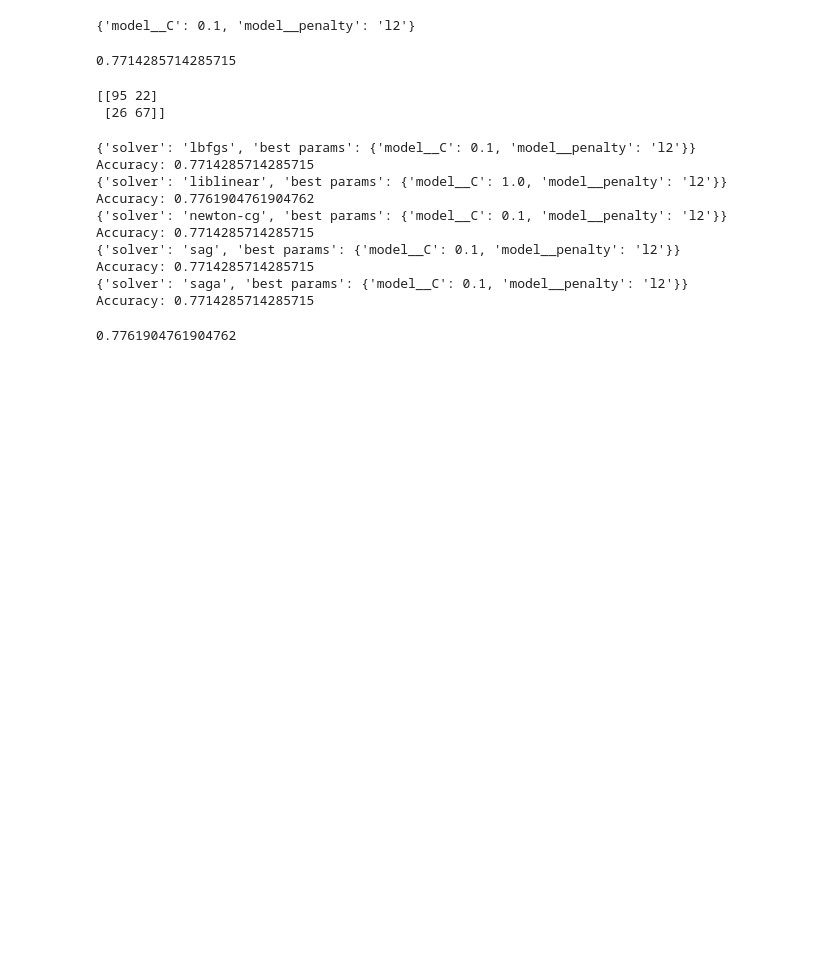
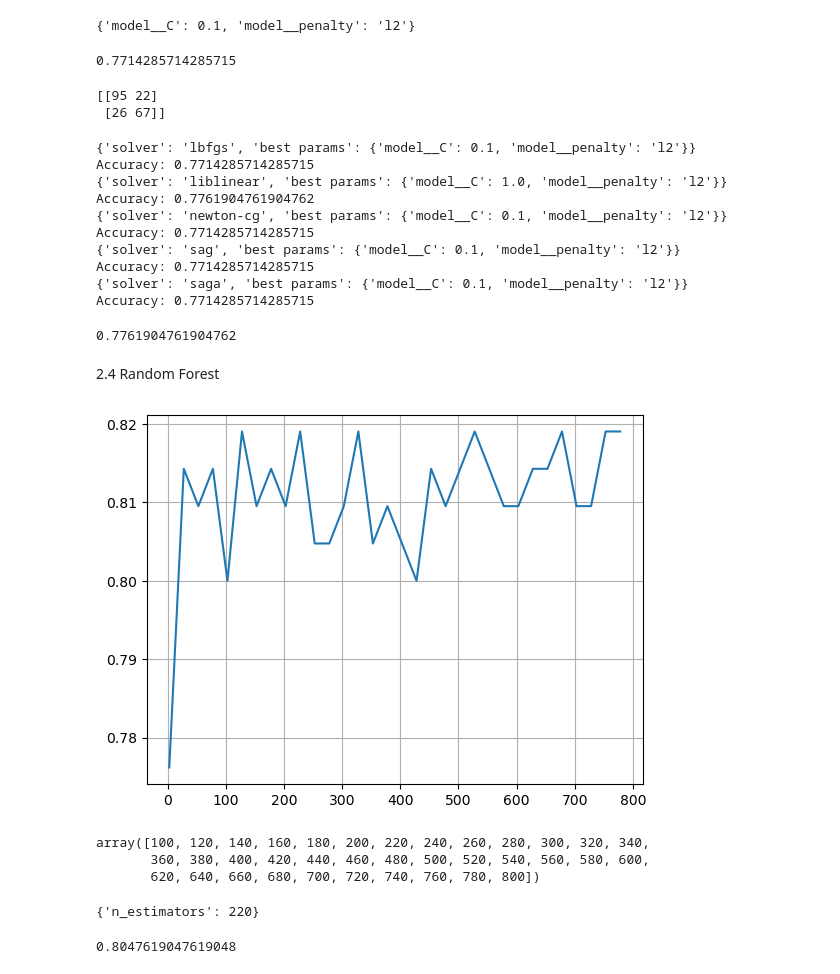
Before and after one commit to DWalicki95/Titanic_case_study-alghoritms-comparison-, a Jupyter notebook: Titanic-case-study.ipynb, the cells around one changed output. Drawn from its saved outputs; the diff is of its cells as text; code cells hidden in the pictures; blank space fills up the shorter version.

```diff
--- a/Titanic-case-study.ipynb
+++ b/Titanic-case-study.ipynb
@@ -284,3 +300,5 @@ acc_lr_opt = accuracy_score(y_pred_lr_opt, y_test)
 print(acc_lr_opt)
 # %% [output]
 0.7761904761904762
+# %% [markdown]
+2.4 Random Forest
@@ -286,0 +314,23 @@ print(acc_lr_opt)
+# %%
+N_estimators = np.arange(3, 802 , 25)
+accuracies = []
+for n_trees in N_estimators:
+    model_rfc = RandomForestClassifier(n_trees, criterion='gini',
+                                       max_depth=12, min_samples_leaf=5)
+    model_rfc.fit(X_train, y_train)
+    y_pred_rfc = model_rfc.predict(X_test)
+    accuracies.append(accuracy_score(y_test, y_pred_rfc))
+# %%
+plt.plot(N_estimators, accuracies)
+plt.grid()
+plt.show()
+#We can see some peaks but it's hard to interpret what number of trees is the
+#best, but probably there is no sense to test wider range than 800.
+# %% [output]
+[figure, added]
+# %%
+np.arange(100, 801, 20)
+# %% [output]
+array([100, 120, 140, 160, 180, 200, 220, 240, 260, 280, 300, 320, 340,
+       360, 380, 400, 420, 440, 460, 480, 500, 520, 540, 560, 580, 600,
+       620, 640, 660, 680, 700, 720, 740, 760, 780, 800])
@@ -286,0 +349,8 @@ print(acc_lr_opt)
+# %%
+optimizer_rfc.best_params_
+# %% [output]
+{'n_estimators': 220}
+# %%
+accuracy_score(y_test, y_pred_rfc)
+# %% [output]
+0.8047619047619048
```
Also changed, not shown: parts of 9 cells of this notebook.
